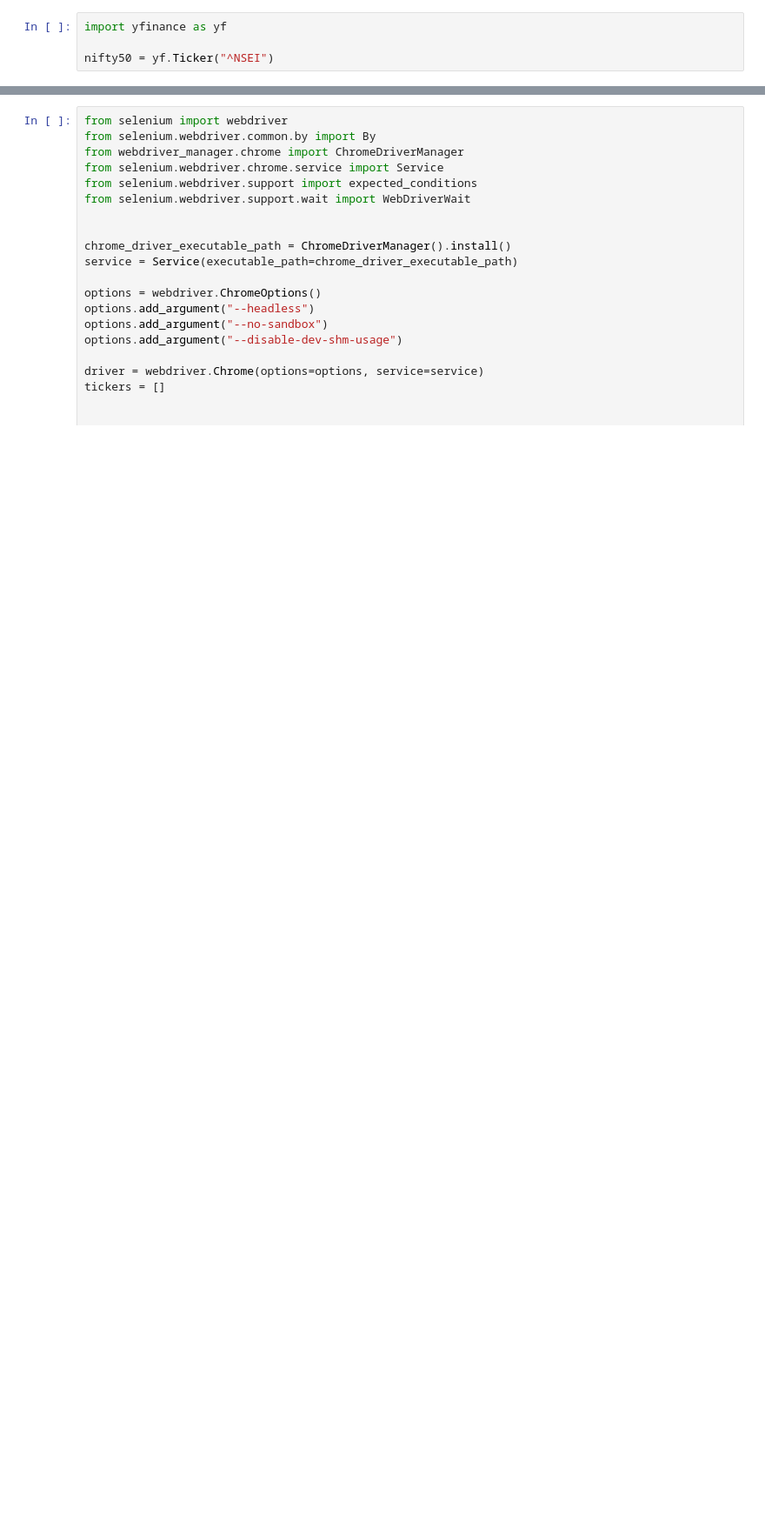
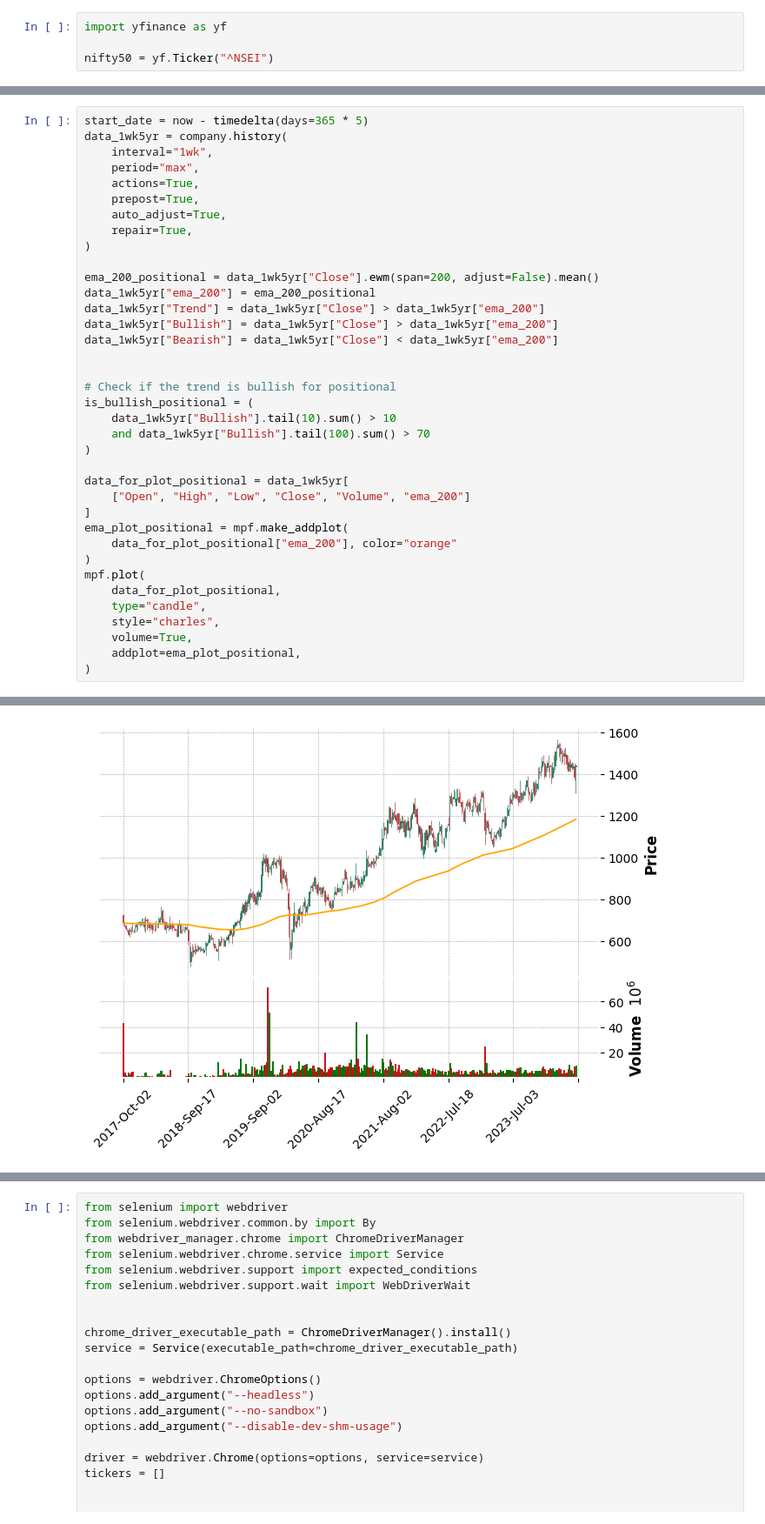
Before and after one commit to tornotron/Investment-Automation-App, a Jupyter notebook: scripts/playground.ipynb, the cells around one changed output, grey strips where cells are left out. Shown: that part at 87% size. Cells and saved outputs as stored; diff of their text form; blank space fills up the shorter version.

```diff
--- a/scripts/playground.ipynb
+++ b/scripts/playground.ipynb
@@ -9,0 +231,38 @@ ReadTimeout: HTTPSConnectionPool(host='query1.finance.yahoo.com', port=443): Rea
+# %%
+start_date = now - timedelta(days=365 * 5)
+data_1wk5yr = company.history(
+    interval="1wk",
+    period="max",
+    actions=True,
+    prepost=True,
+    auto_adjust=True,
+    repair=True,
+)
+
+ema_200_positional = data_1wk5yr["Close"].ewm(span=200, adjust=False).mean()
+data_1wk5yr["ema_200"] = ema_200_positional
+data_1wk5yr["Trend"] = data_1wk5yr["Close"] > data_1wk5yr["ema_200"]
+data_1wk5yr["Bullish"] = data_1wk5yr["Close"] > data_1wk5yr["ema_200"]
+data_1wk5yr["Bearish"] = data_1wk5yr["Close"] < data_1wk5yr["ema_200"]
+
+
+# Check if the trend is bullish for positional
+is_bullish_positional = (
+    data_1wk5yr["Bullish"].tail(10).sum() > 10
+    and data_1wk5yr["Bullish"].tail(100).sum() > 70
+)
+
+data_for_plot_positional = data_1wk5yr[
+    ["Open", "High", "Low", "Close", "Volume", "ema_200"]
+]
+ema_plot_positional = mpf.make_addplot(
+    data_for_plot_positional["ema_200"], color="orange"
+)
+mpf.plot(
+    data_for_plot_positional,
+    type="candle",
+    style="charles",
+    volume=True,
+    addplot=ema_plot_positional,
+)
+# %% [output]
@@ -9,0 +272 @@ ReadTimeout: HTTPSConnectionPool(host='query1.finance.yahoo.com', port=443): Rea
+[figure, added]
```
Also changed, not shown: parts of 11 cells of this notebook, 8 other files.
